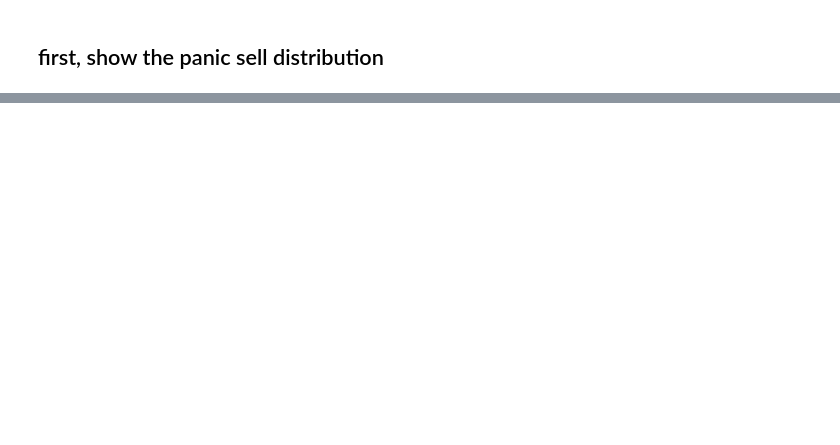
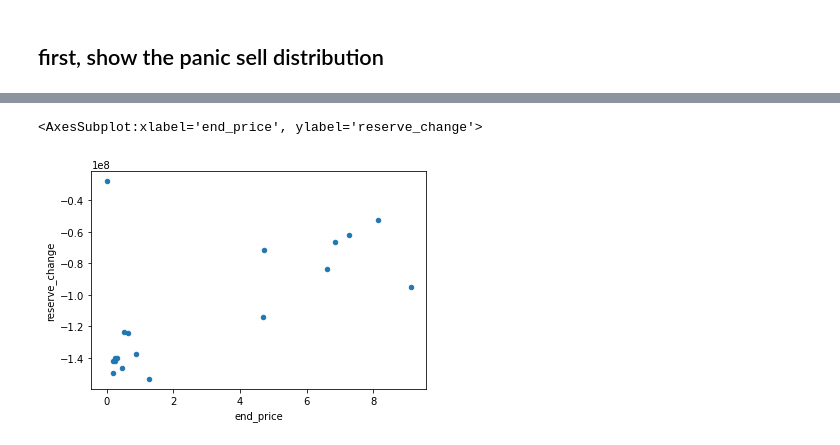
Before and after one commit to OlympusDAO/olympus-digital-twin, a Jupyter notebook: panic_selling_exp.ipynb, the cells around one changed output, grey strips where cells are left out. Cells and saved outputs as stored; diff of their text form; code cells hidden in the pictures; blank space fills up the shorter version.

```diff
--- a/panic_selling_exp.ipynb
+++ b/panic_selling_exp.ipynb
@@ -158,0 +125,8 @@ plot_grouped_variables_average(variables_to_plot,grouping_variables,df1)
+# %%
+from model.utility.panic_sell_metrics import get_kpi_from_df
+kpi_df = get_kpi_from_df(df1)
+# %%
+kpi_df.plot(kind='scatter',x='end_price',y='reserve_change')
+# %% [output]
+<AxesSubplot:xlabel='end_price', ylabel='reserve_change'>
+[figure, added]
```
Also changed, not shown: parts of 36 cells of this notebook, 3 other files.
